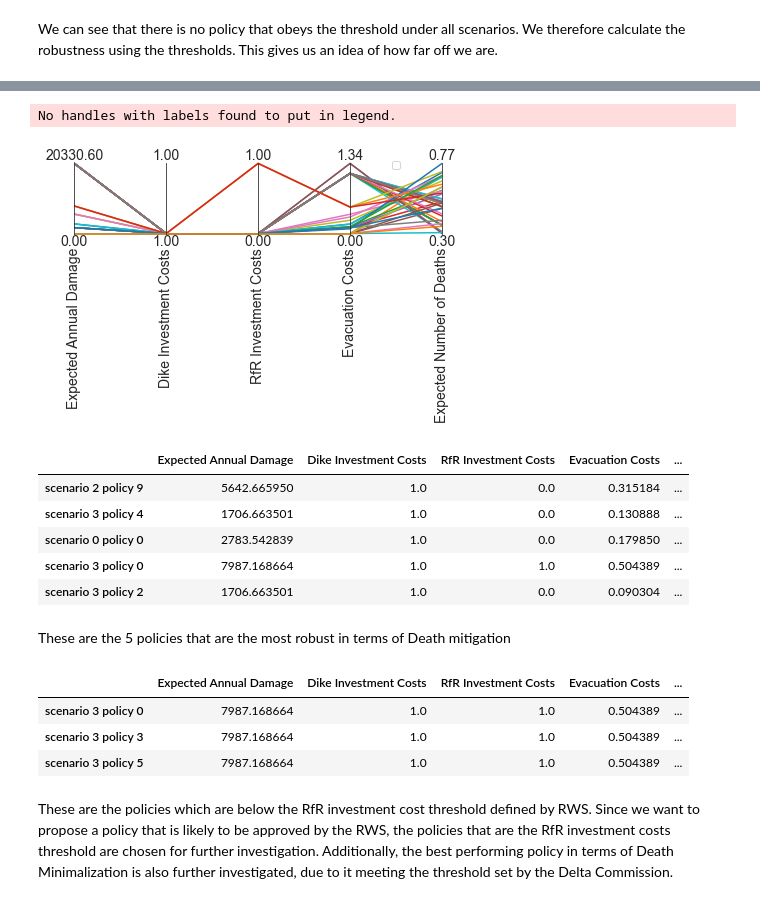
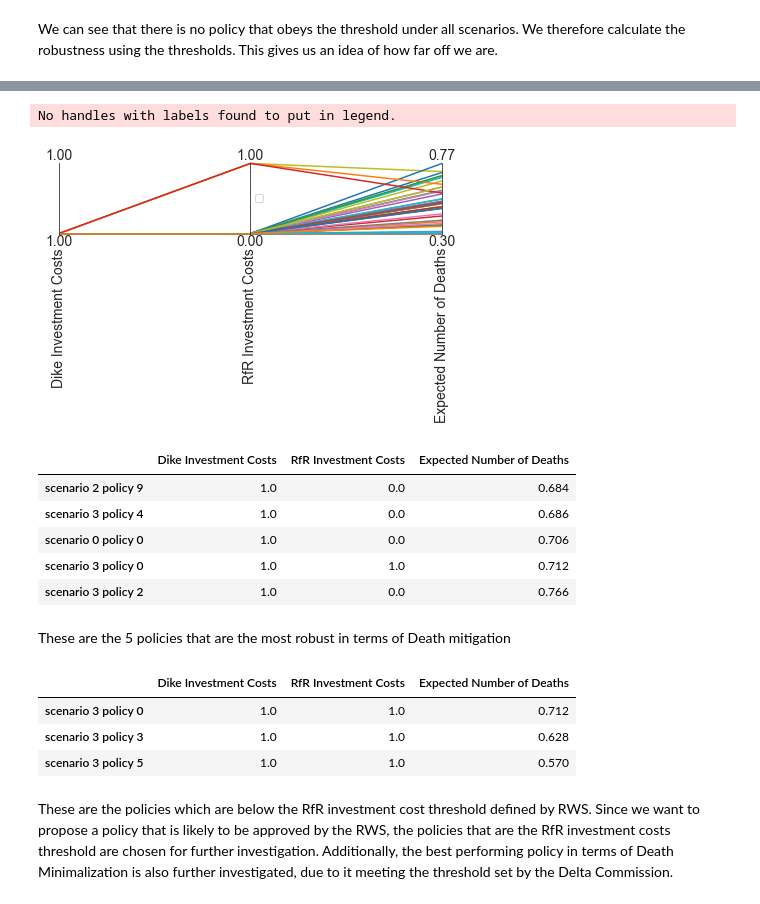
Before and after one commit to willygpv/EPA1361, a Jupyter notebook: final assignment/dike_model/4 - Policy_Reevaluation.ipynb, the cells around one changed output, grey strips where cells are left out. Drawn from its saved outputs; the diff is of its cells as text; code cells hidden in the pictures.

```diff
--- a/final assignment/dike_model/4 - Policy_Reevaluation.ipynb
+++ b/final assignment/dike_model/4 - Policy_Reevaluation.ipynb
@@ -153,8 +132,8 @@ def robustness(direction, threshold, data):
     else:
         return np.sum(data>=threshold)/data.shape[0]
 
-def costs(data):
-    return data[0]/1e3 # makes numbers nicer CAREFUL WITH UNITS
+def dummy(data):
+    return data[0] # makes numbers nicer CAREFUL WITH UNITS
 
 SMALLER = 'SMALLER'
 
@@ -163,11 +142,11 @@ max_num_deaths = 0.0001 * 3 * 5
 max_rfr_costs = 1.1e9
 max_dike_costs = 3.04e8
 
-Expected_Annual_Damage = costs
+Expected_Annual_Damage = dummy
 Dike_Investment_Costs = functools.partial(robustness, SMALLER, max_dike_costs)
 Expected_Number_of_Deaths = functools.partial(robustness, SMALLER, max_num_deaths)
 RfR_Investment_Costs = functools.partial(robustness, SMALLER, max_rfr_costs)
-Evacuation_Costs = costs
+Evacuation_Costs = dummy
 # %%
 from ema_workbench.analysis import parcoords
 import matplotlib.lines as mlines
@@ -176,53 +155,55 @@ import matplotlib.lines as mlines
 funcs = {'Expected Annual Damage': Expected_Annual_Damage,
          'Dike Investment Costs': Dike_Investment_Costs,
          'Expected Number of Deaths':Expected_Number_of_Deaths,
          'RfR Investment Costs':RfR_Investment_Costs,
          'Evacuation Costs': Evacuation_Costs}
 
 total_scores = {}
 for policy in experiments_reev.policy.unique():
     scores = {}
     logical = experiments_reev['policy'] == policy
 
     temp_outcomes = {k:v[logical] for k,v in outcomes_reev.items()}
 
     for k, v in temp_outcomes.items():
         score = funcs[k](v)
         scores[k] = score
     total_scores[policy] = scores
 
 data_domain = pd.DataFrame(total_scores).T#.reset_index(drop=True)
+data_domain = data_domain.drop(data_domain.columns[0], axis=1)
+data_domain = data_domain.drop(data_domain.columns[-2], axis=1)
 limits = parcoords.get_limits(data_domain)
 # limits.loc[0, :] = 0
 # limits.loc[1, :] = 1
 
 
 paraxes = parcoords.ParallelAxes(limits)
 paraxes.plot(data_domain)
 plt.legend()
 plt.show()
 # %% [output]
 No handles with labels found to put in legend.
-[figure, old version]
+[figure, new version]
 # %%
 data_death = data_domain.sort_values(by=['Expected Number of Deaths']).tail()
 data_death
 # %% [output]
-|  | Expected Annual Damage | Dike Investment Costs | RfR Investment Costs | Evacuation Costs | ... |
-| scenario 2 policy 9 | 5642.665950 | 1.0 | 0.0 | 0.315184 | ... |
-| scenario 3 policy 4 | 1706.663501 | 1.0 | 0.0 | 0.130888 | ... |
-| scenario 0 policy 0 | 2783.542839 | 1.0 | 0.0 | 0.179850 | ... |
-| scenario 3 policy 0 | 7987.168664 | 1.0 | 1.0 | 0.504389 | ... |
-| scenario 3 policy 2 | 1706.663501 | 1.0 | 0.0 | 0.090304 | ... |
+|  | Dike Investment Costs | RfR Investment Costs | Expected Number of Deaths |
+| scenario 2 policy 9 | 1.0 | 0.0 | 0.684 |
+| scenario 3 policy 4 | 1.0 | 0.0 | 0.686 |
+| scenario 0 policy 0 | 1.0 | 0.0 | 0.706 |
+| scenario 3 policy 0 | 1.0 | 1.0 | 0.712 |
+| scenario 3 policy 2 | 1.0 | 0.0 | 0.766 |
 # %% [markdown]
 These are the 5 policies that are the most robust in terms of Death mitigation
 # %%
 data_rfr = data_domain[data_domain['RfR Investment Costs'] == 1.0]
 data_rfr
 # %% [output]
-|  | Expected Annual Damage | Dike Investment Costs | RfR Investment Costs | Evacuation Costs | ... |
-| scenario 3 policy 0 | 7987.168664 | 1.0 | 1.0 | 0.504389 | ... |
-| scenario 3 policy 3 | 7987.168664 | 1.0 | 1.0 | 0.504389 | ... |
-| scenario 3 policy 5 | 7987.168664 | 1.0 | 1.0 | 0.504389 | ... |
+|  | Dike Investment Costs | RfR Investment Costs | Expected Number of Deaths |
+| scenario 3 policy 0 | 1.0 | 1.0 | 0.712 |
+| scenario 3 policy 3 | 1.0 | 1.0 | 0.628 |
+| scenario 3 policy 5 | 1.0 | 1.0 | 0.570 |
 # %% [markdown]
 These are the policies which are below the RfR investment cost threshold defined by RWS. Since we want to propose a policy that is likely to be approved by the RWS, the policies that are the RfR investment costs threshold are chosen for further investigation. Additionally, the best performing policy in terms of Death Minimalization is also further investigated, due to it meeting the threshold set by the Delta Commission.
```
Also changed, not shown: parts of 19 cells of this notebook, 3 other files.
